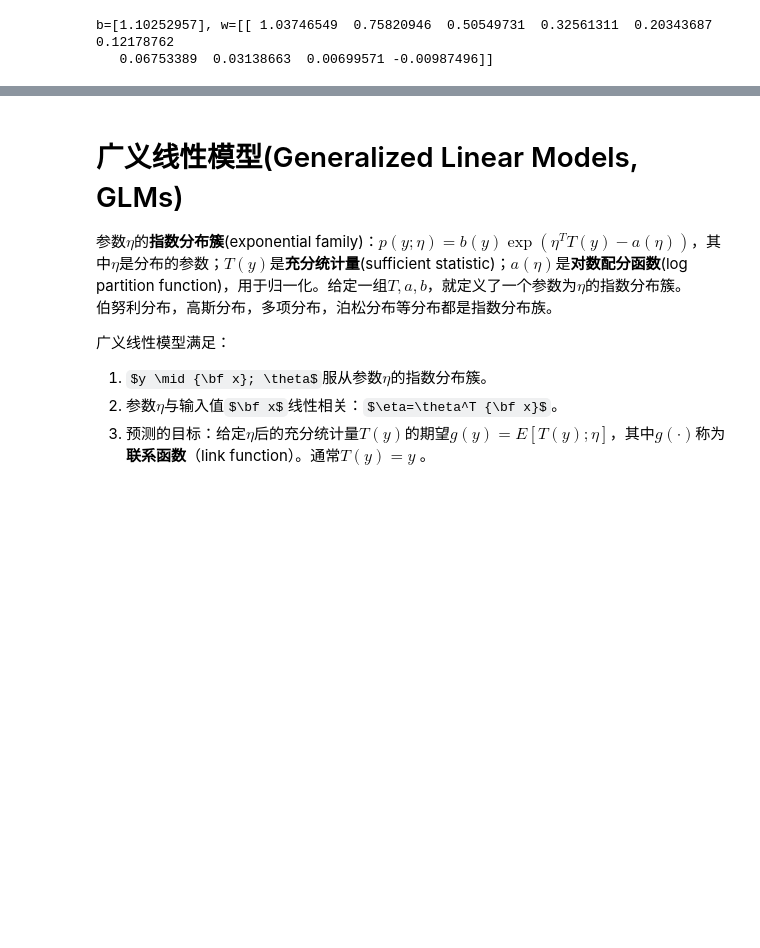
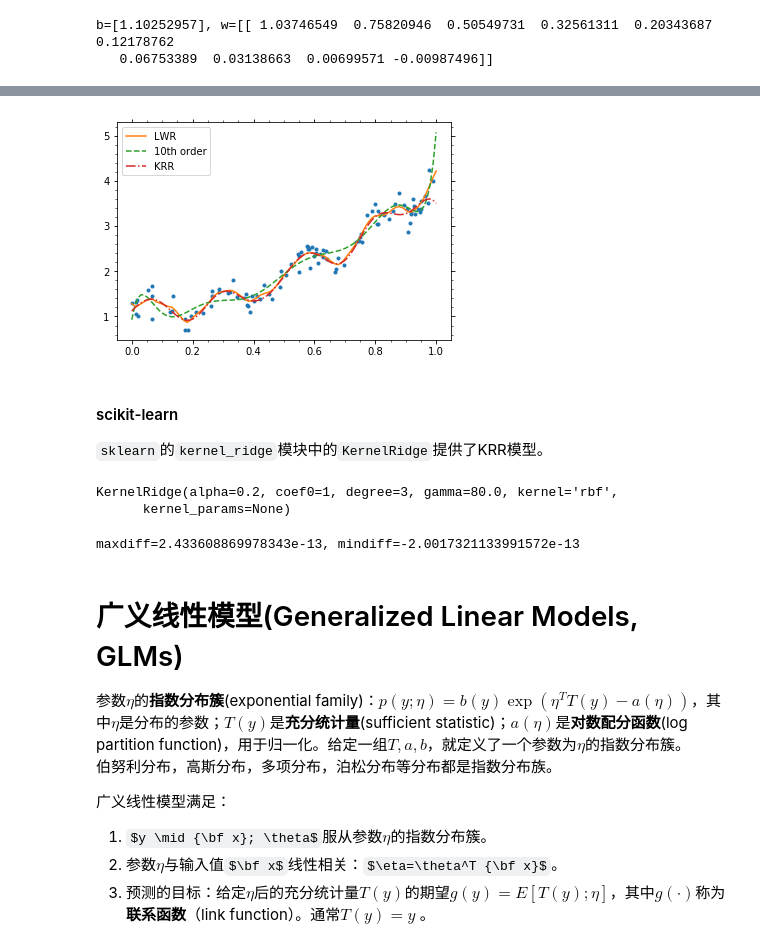
Before and after one commit to szqtc/MyMachineLearningNotes, a Jupyter notebook: 1_LinearModel.ipynb, the cells around one changed output, grey strips where cells are left out. Saved outputs shown, nothing was run; the diff lists cells and outputs as text; code cells hidden in the pictures; some formulas as TeX source; blank space fills up the shorter version.

```diff
--- a/1_LinearModel.ipynb
+++ b/1_LinearModel.ipynb
@@ -542,0 +681,3 @@ TODO
+# %%
+mykrr = krr(kernel='rbf', C=5., gamma=80.)
+mykrr.fit(X1, y1)
@@ -543,3 +701,25 @@ TODO
+# %%
+y1_pl_krr_pred = mykrr.predict(polynomial_expr(x_pl))
+
+ax1.plot(x_pl, y1_pl_krr_pred, ls='-.', label='KRR')
+ax1.legend()
+fg1
+# %% [output]
+[figure, added]
+# %% [markdown]
+#### scikit-learn
+`sklearn`的`kernel_ridge`模块中的`KernelRidge`提供了KRR模型。
+# %%
+stdkrr = kernel_ridge.KernelRidge(alpha=0.2, gamma=80., kernel='rbf')
+stdkrr.fit(X1[:, 1:], y1)
+# %% [output]
+KernelRidge(alpha=0.2, coef0=1, degree=3, gamma=80.0, kernel='rbf',
+      kernel_params=None)
+# %%
+diff = stdkrr.dual_coef_-mykrr.mat_
+print('maxdiff={}, mindiff={}'.format(diff.max(), diff.min()))
+# %% [output]
+maxdiff=2.433608869978343e-13, mindiff=-2.0017321133991572e-13
 # %% [markdown]
 # 广义线性模型(Generalized Linear Models, GLMs)
 参数$\eta$的**指数分布簇**(exponential family)：$ p(y; \eta) = b(y) \exp(\eta^T T(y) - a(\eta)) $，其中$\eta$是分布的参数；$T(y)$是**充分统计量**(sufficient statistic)；$a(\eta)$是**对数配分函数**(log partition function)，用于归一化。给定一组$T, a, b$，就定义了一个参数为$\eta$的指数分布簇。
```
Also changed, not shown: parts of 20 cells of this notebook, 4 other files.
